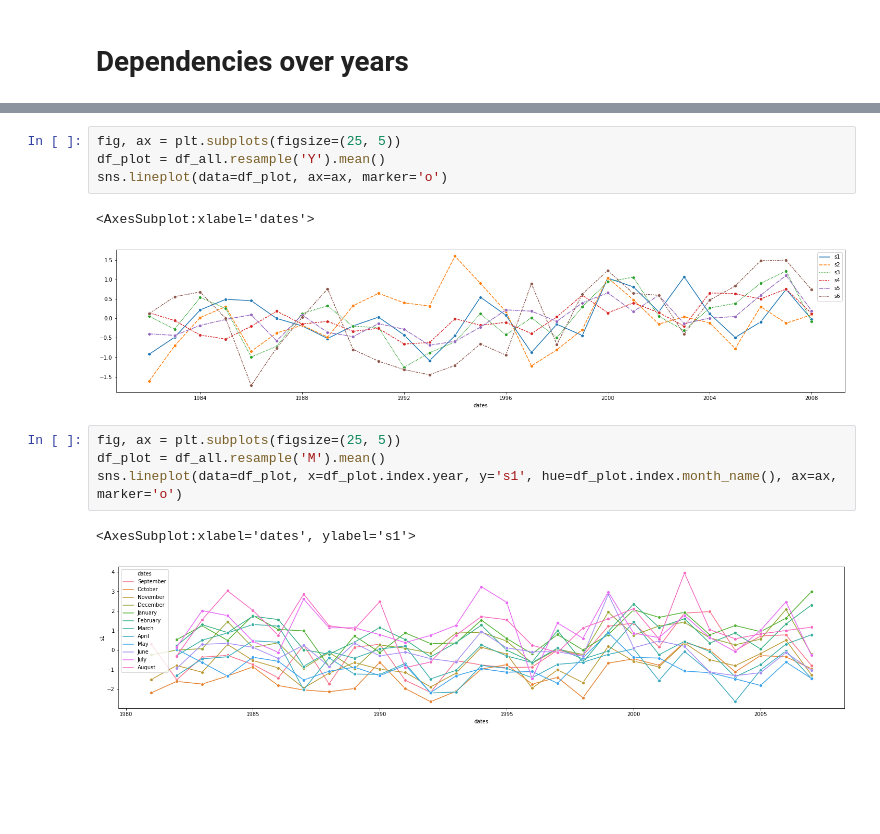
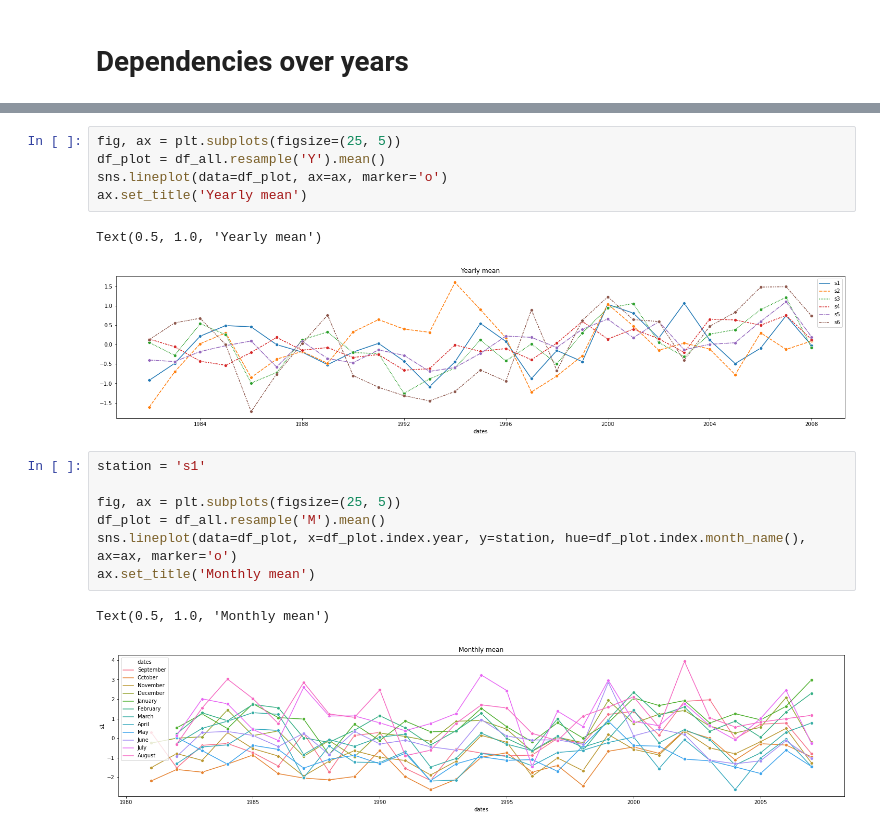
Before and after one commit to saschagaudlitz/Flash, a Jupyter notebook: visualize.ipynb, the cells around one changed output, grey strips where cells are left out. Drawn from its saved outputs; the diff is of its cells as text; blank space fills up the shorter version.

Commit message:
Visualize

```diff
--- a/visualize.ipynb
+++ b/visualize.ipynb
@@ -55,15 +107,19 @@ sns.boxplot(y=df_plot[station], x=df_plot.index.month_name(), ax=ax)
 # %%
 fig, ax = plt.subplots(figsize=(25, 5))
 df_plot = df_all.resample('Y').mean()
 sns.lineplot(data=df_plot, ax=ax, marker='o')
+ax.set_title('Yearly mean')
 # %% [output]
-<AxesSubplot:xlabel='dates'>
+Text(0.5, 1.0, 'Yearly mean')
-[figure, old version]
+[figure, new version]
 # %%
+station = 's1'
+
 fig, ax = plt.subplots(figsize=(25, 5))
 df_plot = df_all.resample('M').mean()
-sns.lineplot(data=df_plot, x=df_plot.index.year, y='s1', hue=df_plot.index.month_name(), ax=ax, marker='o')
+sns.lineplot(data=df_plot, x=df_plot.index.year, y=station, hue=df_plot.index.month_name(), ax=ax, marker='o')
+ax.set_title('Monthly mean')
 # %% [output]
-<AxesSubplot:xlabel='dates', ylabel='s1'>
+Text(0.5, 1.0, 'Monthly mean')
-[figure, old version]
+[figure, new version]
 # %%
```
Also changed, not shown: parts of 15 cells of this notebook, 2 other files.
